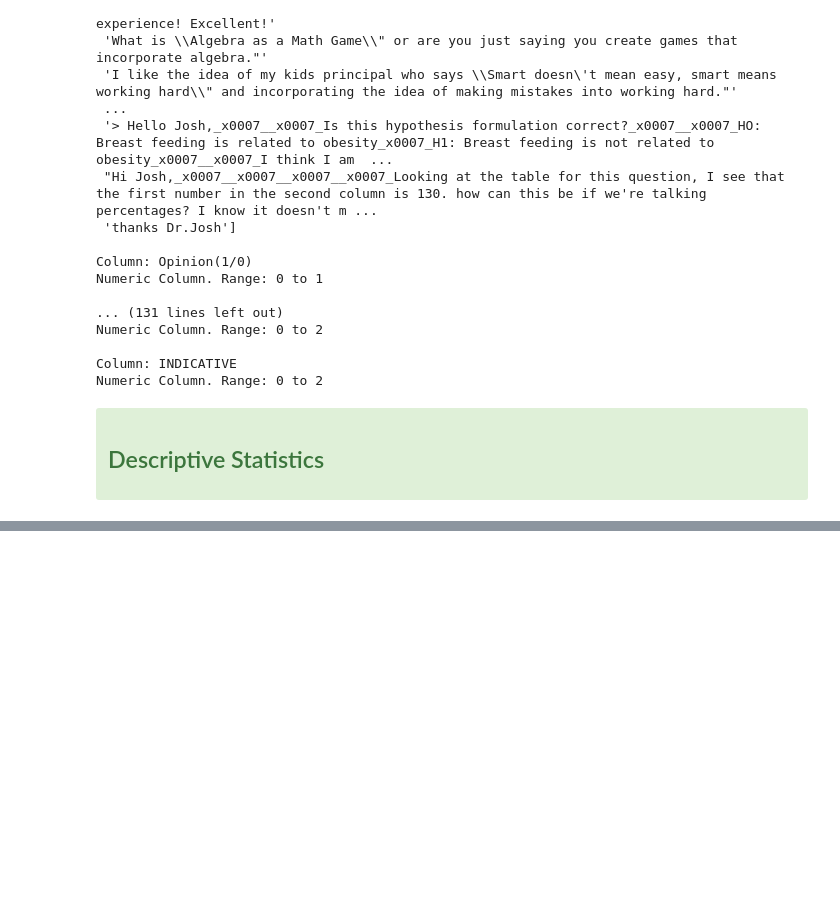
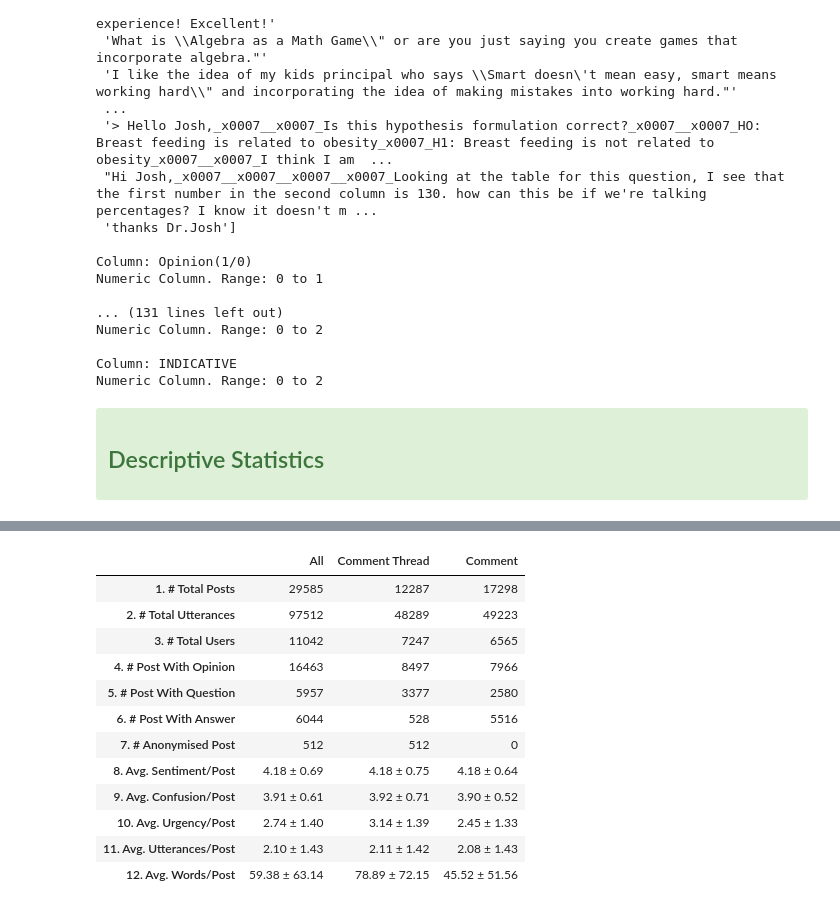
Before and after one commit to cyue0016/polite_minor_thesis, a Jupyter notebook: graph.ipynb, the cells around one changed output, grey strips where cells are left out. Drawn from its saved outputs; the diff is of its cells as text; code cells hidden in the pictures; blank space fills up the shorter version.

```diff
--- a/graph.ipynb
+++ b/graph.ipynb
@@ -325,0 +329,33 @@ df.to_csv('data/stanfordMOOCForumPostsSet/posts.csv', index=False)
+# %%
+# Styling for the table
+styled_table = (
+    descriptive_stats.style
+    .set_properties(**{
+        'text-align': 'left',  # Left-align the values
+        'border': '1px solid black',  # Add borders for clarity
+        'padding': '8px'  # Padding for better spacing
+    })
+    .set_table_styles({
+        # Apply a bottom border to each column header
+        'All': [{'selector': 'th.col_heading.level0', 'props': [('border-bottom', '2px solid black')]}],
+        'Comment Thread': [{'selector': 'th.col_heading.level0', 'props': [('border-bottom', '2px solid black')]}],
+        'Comment': [{'selector': 'th.col_heading.level0', 'props': [('border-bottom', '2px solid black')]}],
+    }, overwrite=False)
+)
+
+# Display the styled table
+styled_table
+# %% [output]
+|  | All | Comment Thread | Comment |
+| 1. # Total Posts | 29585 | 12287 | 17298 |
+| 2. # Total Utterances | 97512 | 48289 | 49223 |
+| 3. # Total Users | 11042 | 7247 | 6565 |
+| 4. # Post With Opinion | 16463 | 8497 | 7966 |
+| 5. # Post With Question | 5957 | 3377 | 2580 |
+| 6. # Post With Answer | 6044 | 528 | 5516 |
+| 7. # Anonymised Post | 512 | 512 | 0 |
+| 8. Avg. Sentiment/Post | 4.18 ± 0.69 | 4.18 ± 0.75 | 4.18 ± 0.64 |
+| 9. Avg. Confusion/Post | 3.91 ± 0.61 | 3.92 ± 0.71 | 3.90 ± 0.52 |
+| 10. Avg. Urgency/Post | 2.74 ± 1.40 | 3.14 ± 1.39 | 2.45 ± 1.33 |
+| 11. Avg. Utterances/Post | 2.10 ± 1.43 | 2.11 ± 1.42 | 2.08 ± 1.43 |
+| 12. Avg. Words/Post | 59.38 ± 63.14 | 78.89 ± 72.15 | 45.52 ± 51.56 |
```
Also changed, not shown: parts of 23 cells of this notebook.
